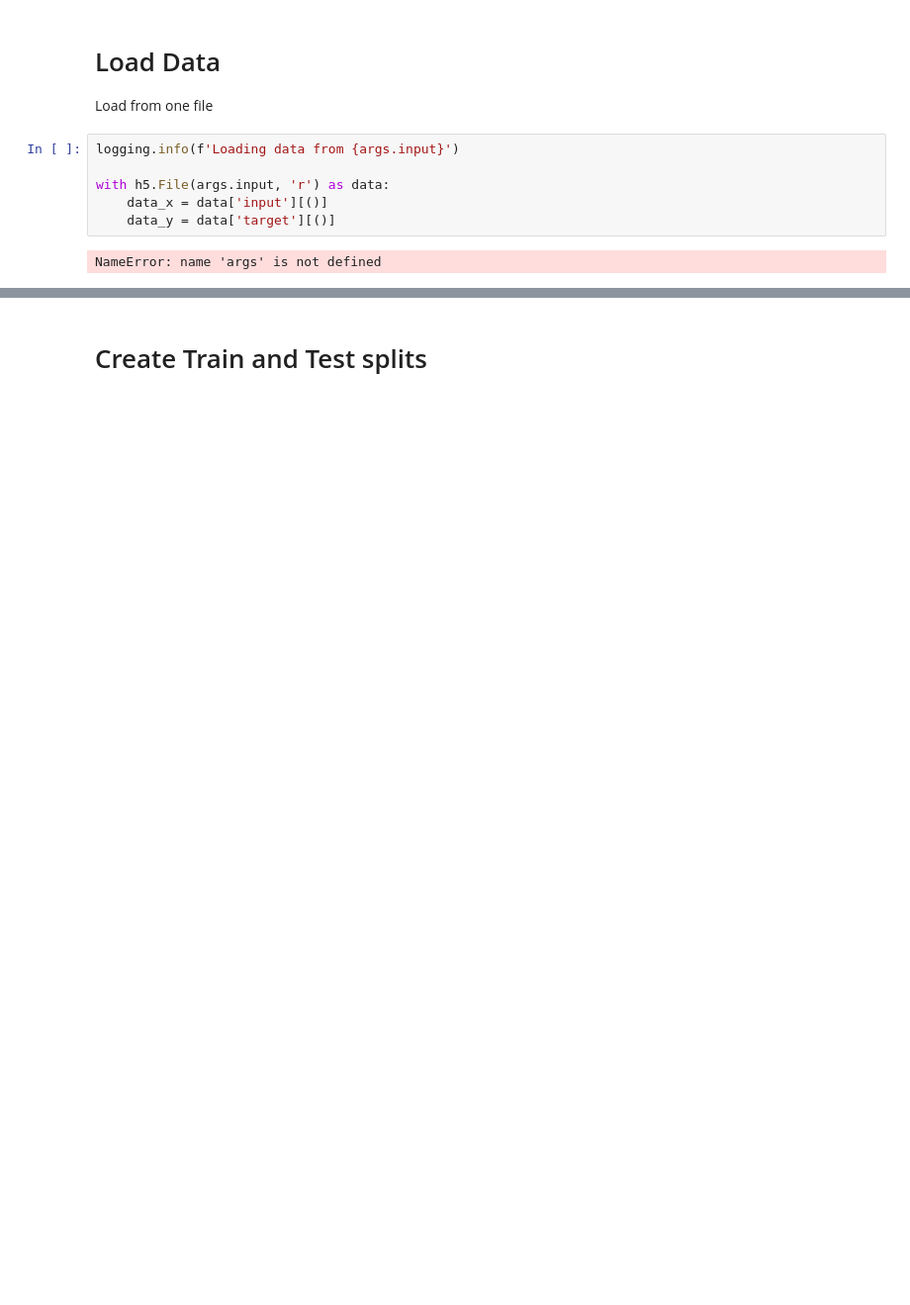
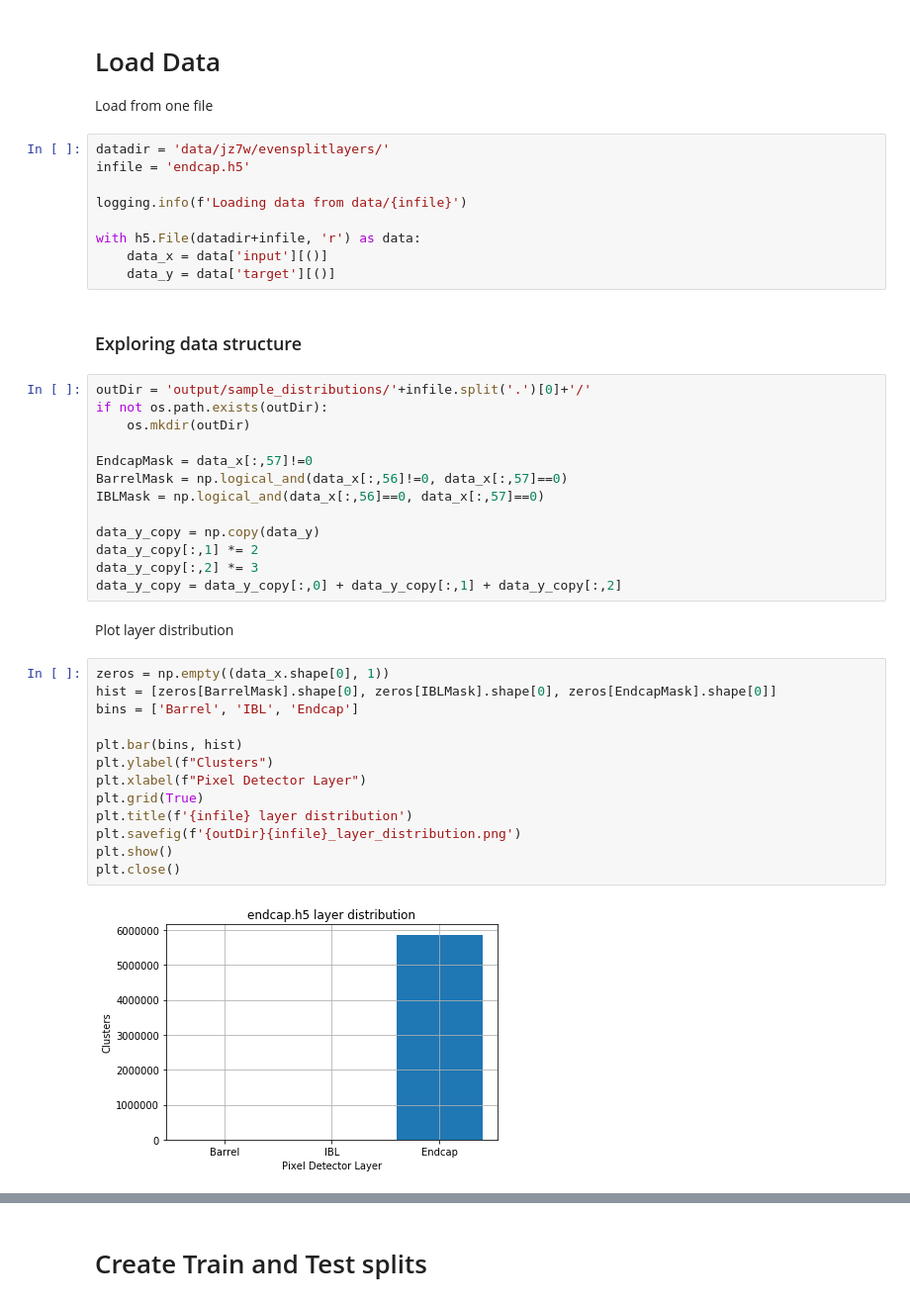
Before and after one commit to Chkoda/pixel-NN, a Jupyter notebook: Split Dataset.ipynb, the cells around one changed output, grey strips where cells are left out. Shown at 99% size. Drawn from its saved outputs; the diff is of its cells as text; blank space fills up the shorter version.

```diff
--- a/Split Dataset.ipynb
+++ b/Split Dataset.ipynb
@@ -25,10 +11,43 @@ args = Option(
 
 Load from one file
 # %%
-logging.info(f'Loading data from {args.input}')
+datadir = 'data/jz7w/evensplitlayers/'
+infile = 'endcap.h5'
 
-with h5.File(args.input, 'r') as data:
+logging.info(f'Loading data from data/{infile}')
+
+with h5.File(datadir+infile, 'r') as data:
     data_x = data['input'][()]
     data_y = data['target'][()]
-# %% [output]
-NameError: name 'args' is not defined
+# %% [markdown]
+### Exploring data structure
+# %%
+outDir = 'output/sample_distributions/'+infile.split('.')[0]+'/'
+if not os.path.exists(outDir):
+    os.mkdir(outDir)
+
+EndcapMask = data_x[:,57]!=0
+BarrelMask = np.logical_and(data_x[:,56]!=0, data_x[:,57]==0)
+IBLMask = np.logical_and(data_x[:,56]==0, data_x[:,57]==0)
+
+data_y_copy = np.copy(data_y)
+data_y_copy[:,1] *= 2
+data_y_copy[:,2] *= 3
+data_y_copy = data_y_copy[:,0] + data_y_copy[:,1] + data_y_copy[:,2]
+# %% [markdown]
+Plot layer distribution
+# %%
+zeros = np.empty((data_x.shape[0], 1))
+hist = [zeros[BarrelMask].shape[0], zeros[IBLMask].shape[0], zeros[EndcapMask].shape[0]]
+bins = ['Barrel', 'IBL', 'Endcap']
+
+plt.bar(bins, hist)
+plt.ylabel(f"Clusters")
+plt.xlabel(f"Pixel Detector Layer")
+plt.grid(True)
+plt.title(f'{infile} layer distribution')
+plt.savefig(f'{outDir}{infile}_layer_distribution.png')
+plt.show()
+plt.close()
+# %% [output]
+[figure, added]
```
Also changed, not shown: parts of 29 cells of this notebook, 19 other files.
